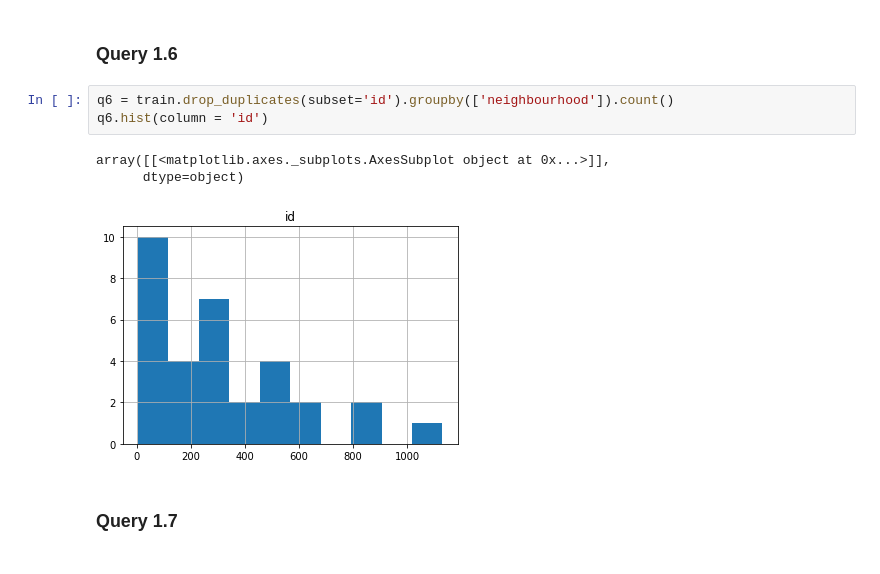
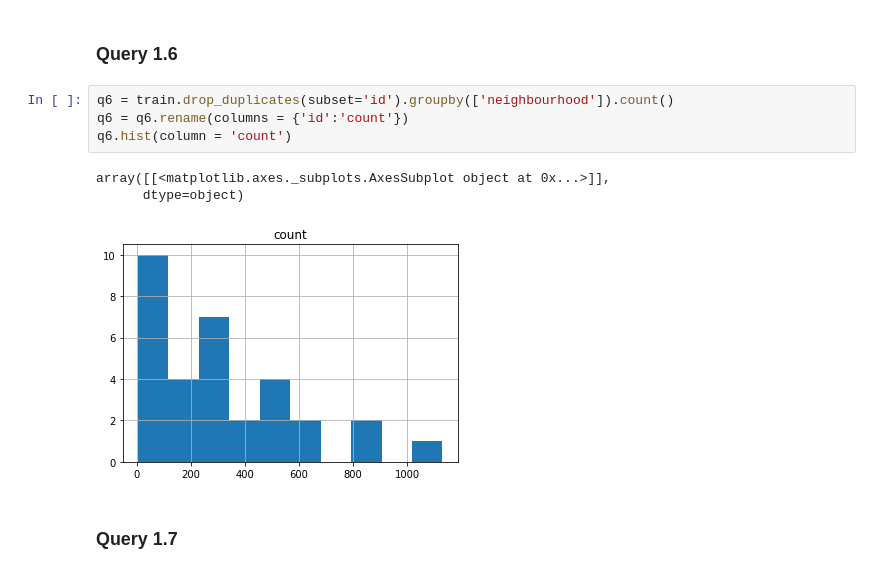
Before and after one commit to jdaridis/Airbnb-Mining, a Jupyter notebook: Python/Q1.ipynb, the cells around one changed output. Cells and saved outputs as stored; diff of their text form.

Commit message:
Fixed plots in almost all queries.

```diff
--- a/Python/Q1.ipynb
+++ b/Python/Q1.ipynb
@@ -113,11 +134,12 @@ q5_month.filter(items=['count'])
 ### Query 1.6
 # %%
 q6 = train.drop_duplicates(subset='id').groupby(['neighbourhood']).count()
-q6.hist(column = 'id')
+q6 = q6.rename(columns = {'id':'count'})
+q6.hist(column = 'count')
 # %% [output]
 array([[<matplotlib.axes._subplots.AxesSubplot object at 0x...>]],
       dtype=object)
-[figure, old version]
+[figure, new version]
 # %% [markdown]
 ### Query 1.7
 # %%
```
Also changed, not shown: parts of 7 cells of this notebook.
